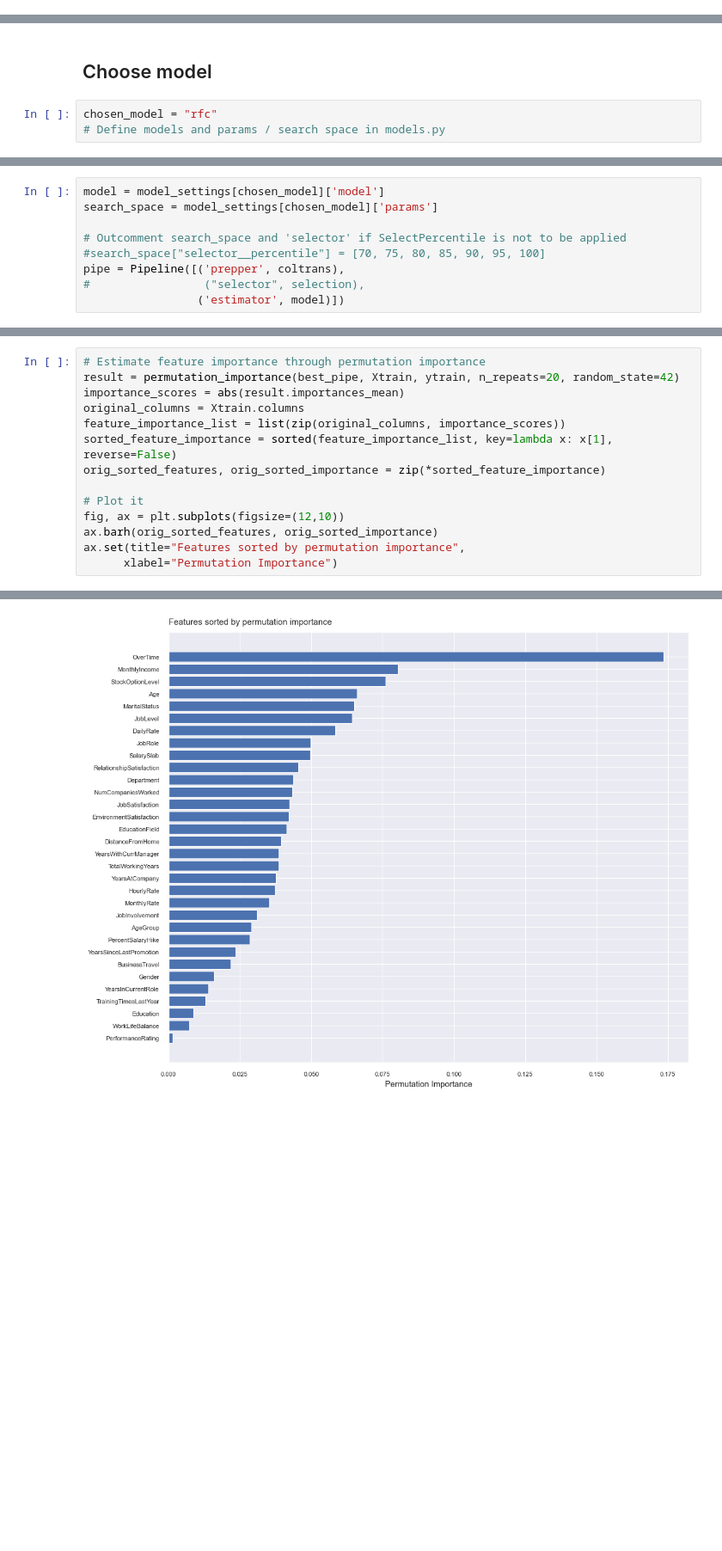
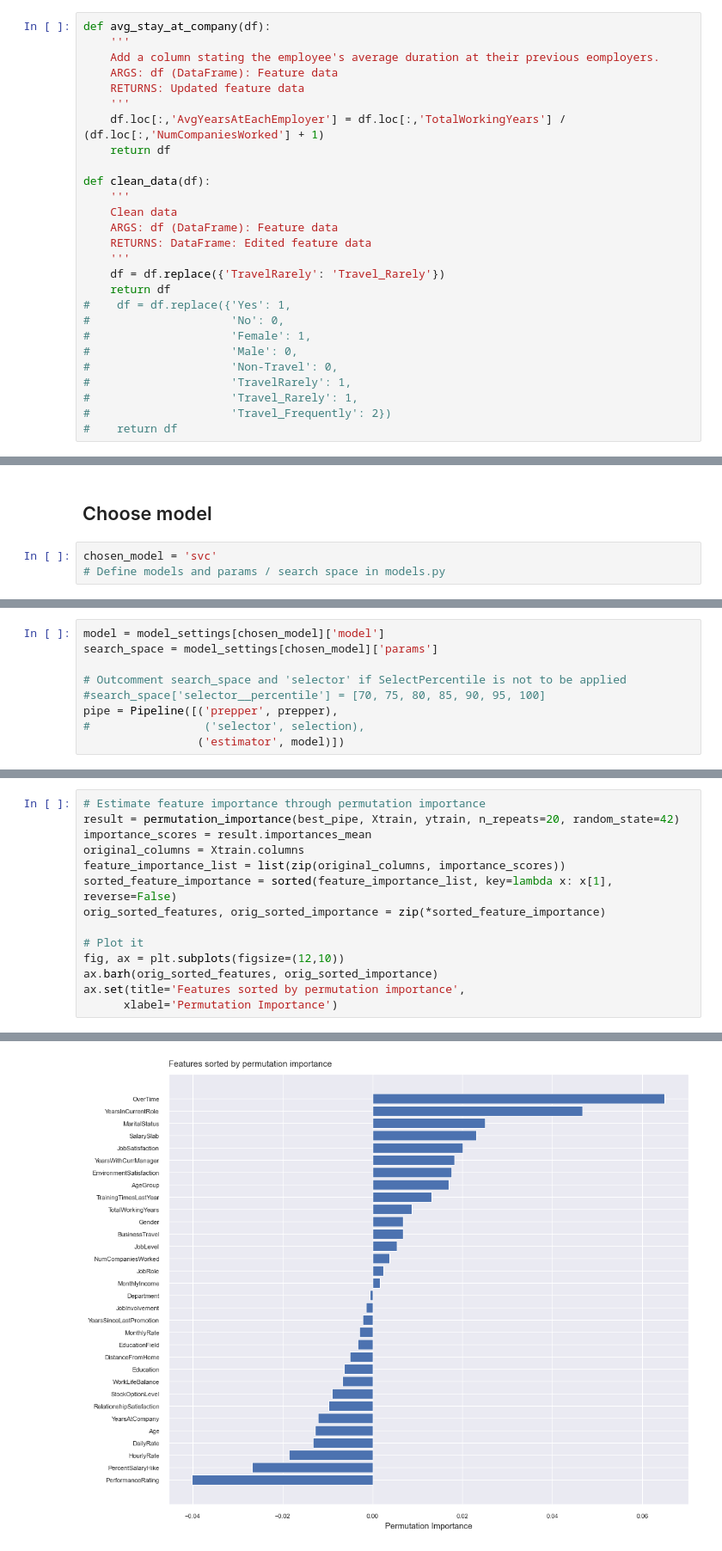
Before and after one commit to christianroden/Portfolinoes, a Jupyter notebook: Notebooks/Pipeline.ipynb, the cells around one changed output, grey strips where cells are left out. Shown: that part at 86% size. Drawn from its saved outputs; the diff is of its cells as text; blank space fills up the shorter version.

Commit message:
Pipeline: Added pca and integrated custom functions

```diff
--- a/Notebooks/Pipeline.ipynb
+++ b/Notebooks/Pipeline.ipynb
@@ -81,0 +66,27 @@ Xtrain, Xtest, ytrain, ytest = train_test_split(data.drop("Attrition", axis=1),
+# %%
+def avg_stay_at_company(df):
+    '''
+    Add a column stating the employee's average duration at their previous eomployers.
+    ARGS: df (DataFrame): Feature data
+    RETURNS: Updated feature data
+    '''
+    df.loc[:,'AvgYearsAtEachEmployer'] = df.loc[:,'TotalWorkingYears'] / (df.loc[:,'NumCompaniesWorked'] + 1)
+    return df
+
+def clean_data(df):
+    '''
+    Clean data
+    ARGS: df (DataFrame): Feature data
+    RETURNS: DataFrame: Edited feature data
+    '''
+    df = df.replace({'TravelRarely': 'Travel_Rarely'})
+    return df
+#    df = df.replace({'Yes': 1,
+#                     'No': 0,
+#                     'Female': 1,
+#                     'Male': 0,
+#                     'Non-Travel': 0,
+#                     'TravelRarely': 1,
+#                     'Travel_Rarely': 1,
+#                     'Travel_Frequently': 2})
+#    return df
@@ -104,6 +154,6 @@ Models that are available: ['svc', 'xgb', 'rfc']
 # %% [markdown]
 ## Choose model
 # %%
-chosen_model = "rfc"
+chosen_model = 'svc'
 # Define models and params / search space in models.py
 # %% [markdown]
@@ -113,8 +163,8 @@ model = model_settings[chosen_model]['model']
 search_space = model_settings[chosen_model]['params']
 
 # Outcomment search_space and 'selector' if SelectPercentile is not to be applied
-#search_space["selector__percentile"] = [70, 75, 80, 85, 90, 95, 100]
-pipe = Pipeline([('prepper', coltrans),
-#                 ("selector", selection),
+#search_space['selector__percentile'] = [70, 75, 80, 85, 90, 95, 100]
+pipe = Pipeline([('prepper', prepper),
+#                 ('selector', selection),
                  ('estimator', model)])
 # %% [markdown]
@@ -153,18 +205,18 @@ results
 # %%
 # Estimate feature importance through permutation importance
 result = permutation_importance(best_pipe, Xtrain, ytrain, n_repeats=20, random_state=42)
-importance_scores = abs(result.importances_mean)
+importance_scores = result.importances_mean
 original_columns = Xtrain.columns
 feature_importance_list = list(zip(original_columns, importance_scores))
 sorted_feature_importance = sorted(feature_importance_list, key=lambda x: x[1], reverse=False)
 orig_sorted_features, orig_sorted_importance = zip(*sorted_feature_importance)
 
 # Plot it
 fig, ax = plt.subplots(figsize=(12,10))
 ax.barh(orig_sorted_features, orig_sorted_importance)
-ax.set(title="Features sorted by permutation importance",
-      xlabel="Permutation Importance")
+ax.set(title='Features sorted by permutation importance',
+      xlabel='Permutation Importance')
 # %% [output]
 [Text(0.0, 1.0, 'Features sorted by permutation importance'),
  Text(0.5, 0, 'Permutation Importance')]
-[figure, old version]
+[figure, new version]
```
Also changed, not shown: parts of 22 cells of this notebook, 1 other file.
